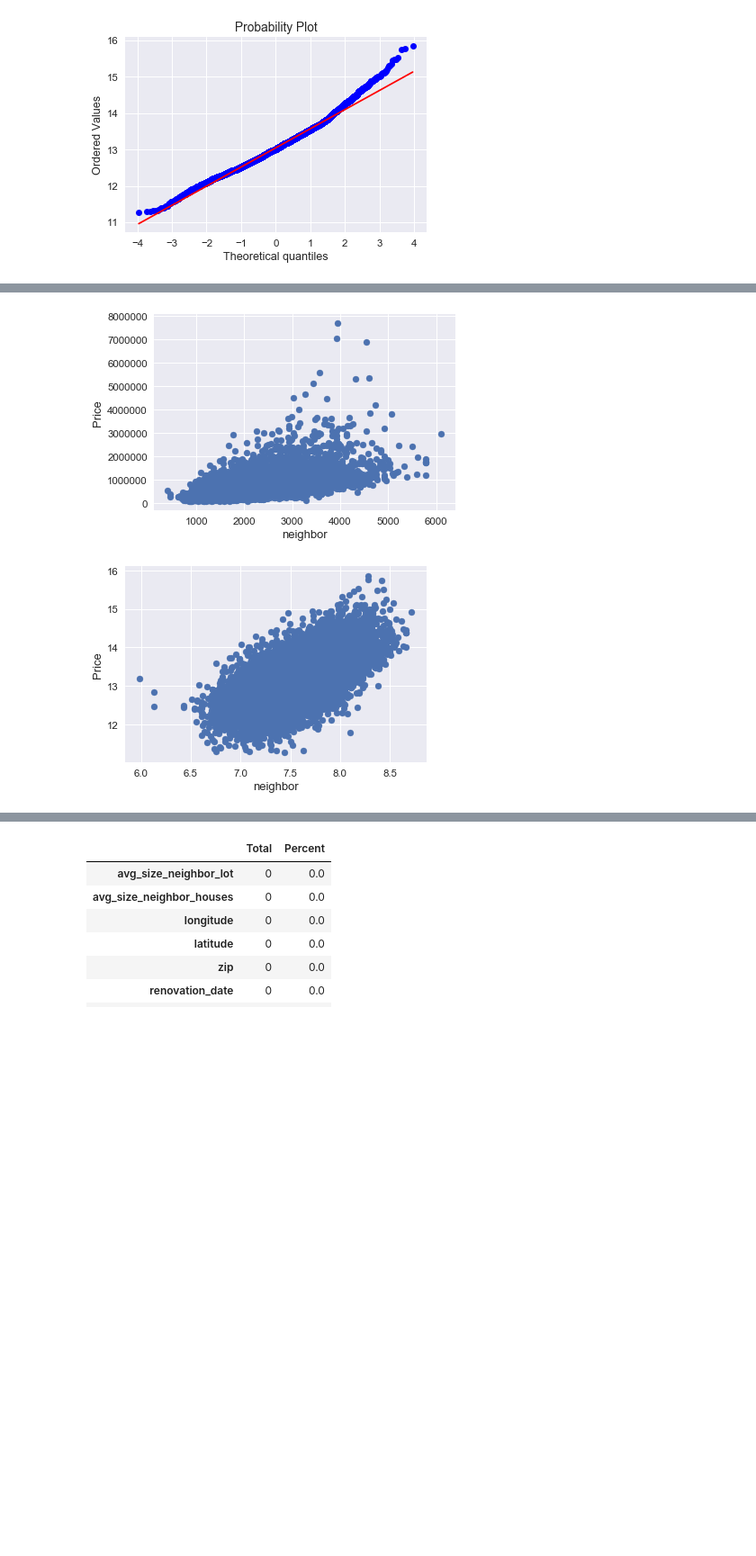
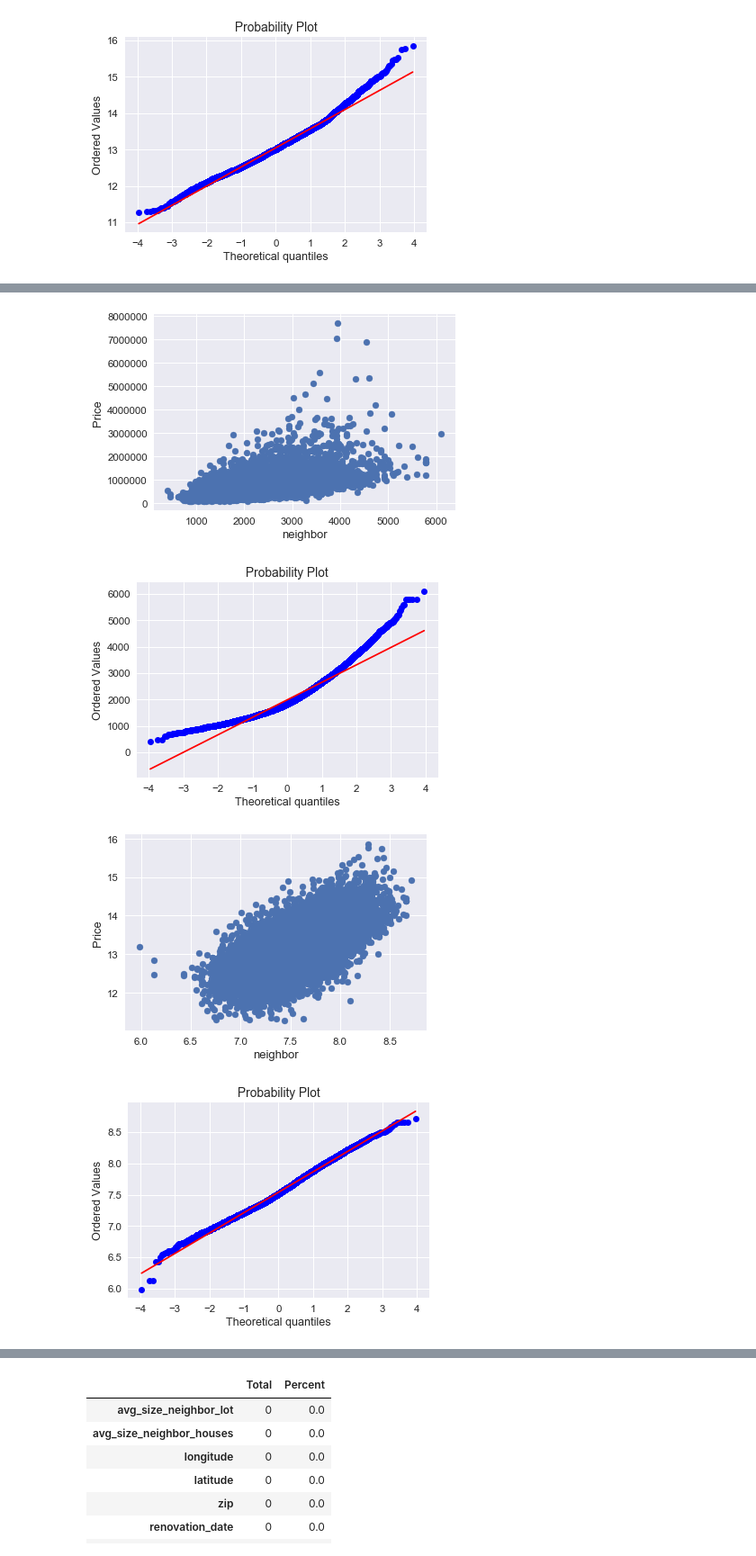
Before and after one commit to sn3fru/pricing-predict, a Jupyter notebook: notebook.ipynb, the cells around one changed output, grey strips where cells are left out. Shown at 90% size. Drawn from its saved outputs; the diff is of its cells as text; code cells hidden in the pictures; blank space fills up the shorter version.

```diff
--- a/notebook.ipynb
+++ b/notebook.ipynb
@@ -100,19 +100,3 @@ plt.show()
  mu = 13.05 and sigma = 0.53
 [figure]
 [figure]
-# %%
-from scipy import stats
-
-sns.distplot(df['price'] , fit=stats.norm);
-
-# Get the fitted parameters used by the function
-(mu, sigma) = stats.norm.fit(df['price'])
-print( '\n mu = {:.2f} and sigma = {:.2f}\n'.format(mu, sigma))
-plt.legend(['Normal dist. ($\mu=$ {:.2f} and $\sigma=$ {:.2f} )'.format(mu, sigma)],
-            loc='best')
-plt.ylabel('Frequency')
-plt.title('Price distribution')
-
-fig = plt.figure()
-res = stats.probplot(df['price'], plot=plt)
-plt.show()
@@ -125,15 +108,23 @@ plt.show()
 # %%
 fig, ax = plt.subplots()
 ax.scatter(x = df['avg_size_neighbor_houses'], y = df['price'])
 plt.ylabel('Price', fontsize=13)
 plt.xlabel('neighbor', fontsize=13)
 plt.show()
 
+res1 = stats.probplot(df['avg_size_neighbor_houses'], plot=plt)
+plt.show()
+
 fig, ax = plt.subplots()
 ax.scatter(x = np.log(df['avg_size_neighbor_houses']), y = np.log(df['price']))
 plt.ylabel('Price', fontsize=13)
 plt.xlabel('neighbor', fontsize=13)
 plt.show()
+
+res2 = stats.probplot(np.log(df['avg_size_neighbor_houses']), plot=plt)
+plt.show()
 # %% [output]
 [figure]
-[figure, old version]
+[figure, new version]
+[figure, added]
+[figure, added]
```
Also changed, not shown: parts of 7 cells of this notebook.
